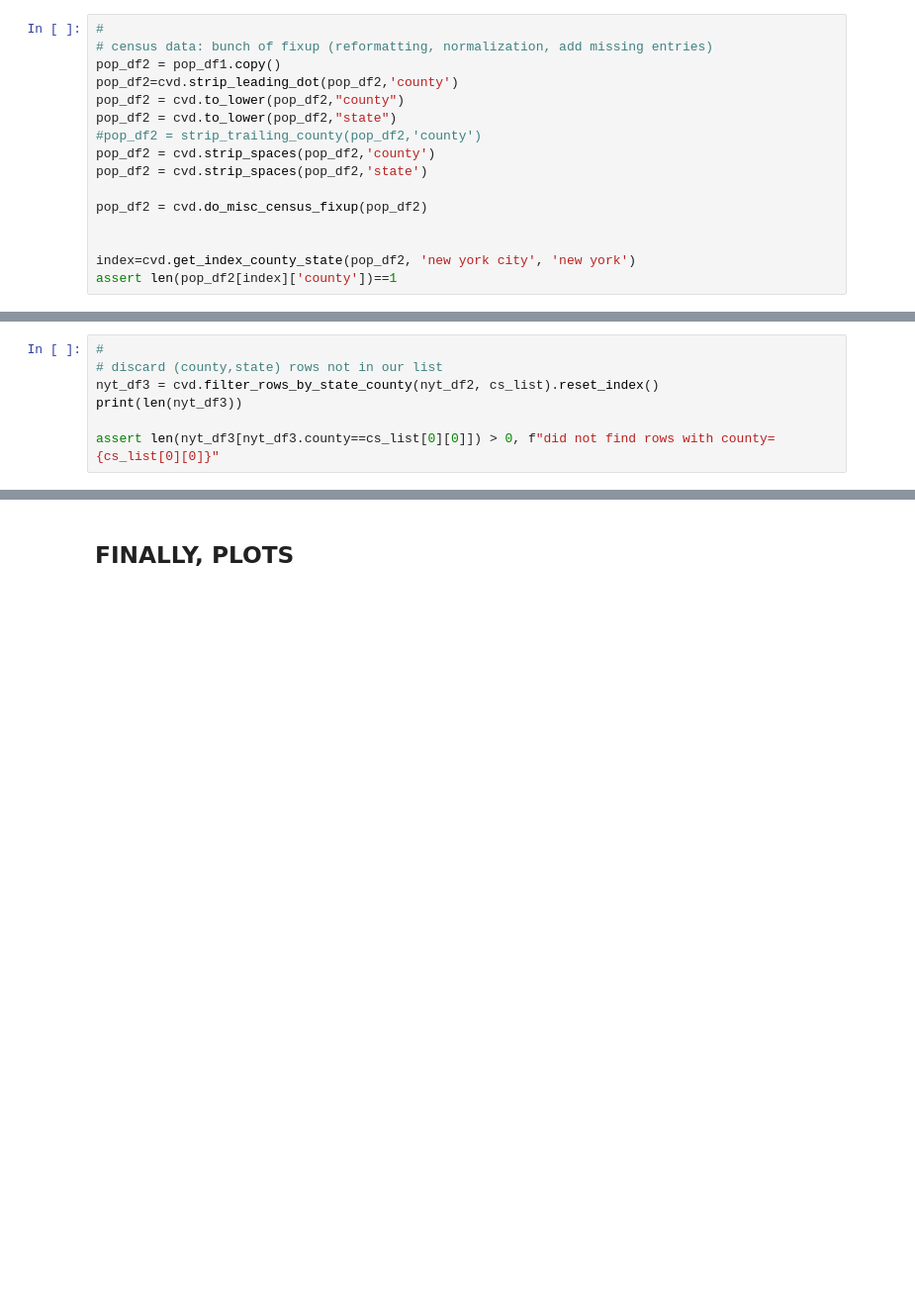
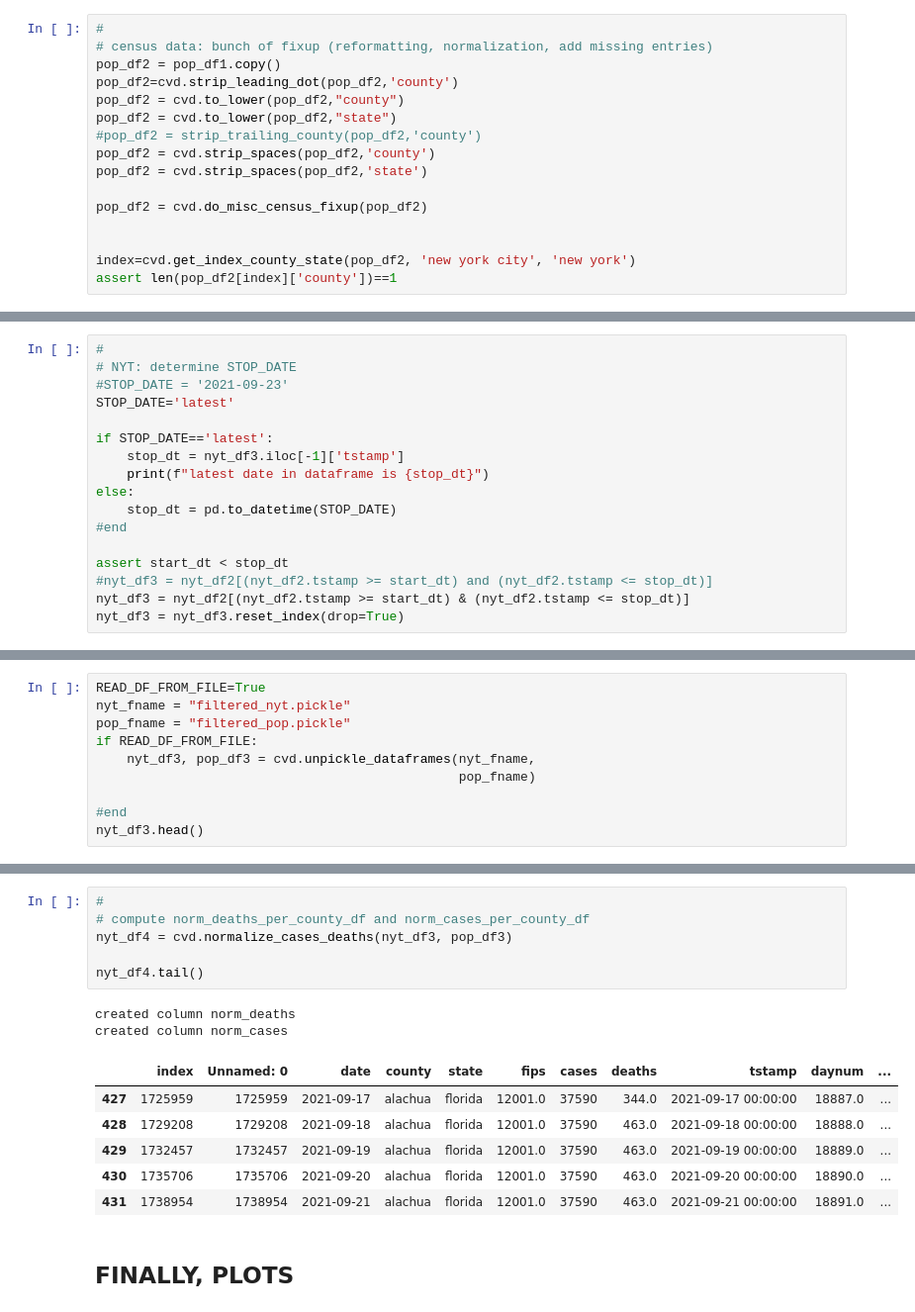
Before and after one commit to robyu/covid, a Jupyter notebook: analyze-nytimes-covid-county.ipynb, the cells around one changed output, grey strips where cells are left out. Shown at 99% size. Saved outputs shown, nothing was run; the diff lists cells and outputs as text; blank space fills up the shorter version.

```diff
--- a/analyze-nytimes-covid-county.ipynb
+++ b/analyze-nytimes-covid-county.ipynb
@@ -116,0 +231,17 @@ assert len(mismatch_list)==0, f"found {len(mismatch_list)} (county,state) mismat
+# %%
+#
+# NYT: determine STOP_DATE
+#STOP_DATE = '2021-09-23'
+STOP_DATE='latest'
+
+if STOP_DATE=='latest':
+    stop_dt = nyt_df3.iloc[-1]['tstamp']
+    print(f"latest date in dataframe is {stop_dt}")
+else:
+    stop_dt = pd.to_datetime(STOP_DATE)
+#end
+
+assert start_dt < stop_dt
+#nyt_df3 = nyt_df2[(nyt_df2.tstamp >= start_dt) and (nyt_df2.tstamp <= stop_dt)]
+nyt_df3 = nyt_df2[(nyt_df2.tstamp >= start_dt) & (nyt_df2.tstamp <= stop_dt)]
+nyt_df3 = nyt_df3.reset_index(drop=True)
@@ -228,7 +274,0 @@ for cs in cs_list:
-# %%
-#
-# discard (county,state) rows not in our list
-nyt_df3 = cvd.filter_rows_by_state_county(nyt_df2, cs_list).reset_index()
-print(len(nyt_df3))
-
-assert len(nyt_df3[nyt_df3.county==cs_list[0][0]]) > 0, f"did not find rows with county={cs_list[0][0]}"
@@ -264,0 +275,10 @@ nyt_df4.head()
+# %%
+READ_DF_FROM_FILE=True
+nyt_fname = "filtered_nyt.pickle"
+pop_fname = "filtered_pop.pickle"
+if READ_DF_FROM_FILE:
+    nyt_df3, pop_df3 = cvd.unpickle_dataframes(nyt_fname,
+                                               pop_fname)
+
+#end
+nyt_df3.head()
@@ -265,2 +292,17 @@ nyt_df4.head()
+# %%
+#
+# compute norm_deaths_per_county_df and norm_cases_per_county_df
+nyt_df4 = cvd.normalize_cases_deaths(nyt_df3, pop_df3)
+
+nyt_df4.tail()
+# %% [output]
+created column norm_deaths
+created column norm_cases
+|  | index | Unnamed: 0 | date | county | state | fips | cases | deaths | tstamp | daynum | ... |
+| 427 | 1725959 | 1725959 | 2021-09-17 | alachua | florida | 12001.0 | 37590 | 344.0 | 2021-09-17 00:00:00 | 18887.0 | ... |
+| 428 | 1729208 | 1729208 | 2021-09-18 | alachua | florida | 12001.0 | 37590 | 463.0 | 2021-09-18 00:00:00 | 18888.0 | ... |
+| 429 | 1732457 | 1732457 | 2021-09-19 | alachua | florida | 12001.0 | 37590 | 463.0 | 2021-09-19 00:00:00 | 18889.0 | ... |
+| 430 | 1735706 | 1735706 | 2021-09-20 | alachua | florida | 12001.0 | 37590 | 463.0 | 2021-09-20 00:00:00 | 18890.0 | ... |
+| 431 | 1738954 | 1738954 | 2021-09-21 | alachua | florida | 12001.0 | 37590 | 463.0 | 2021-09-21 00:00:00 | 18891.0 | ... |
 # %% [markdown]
 ## FINALLY, PLOTS
```
Also changed, not shown: parts of 44 cells of this notebook, 2 other files.
